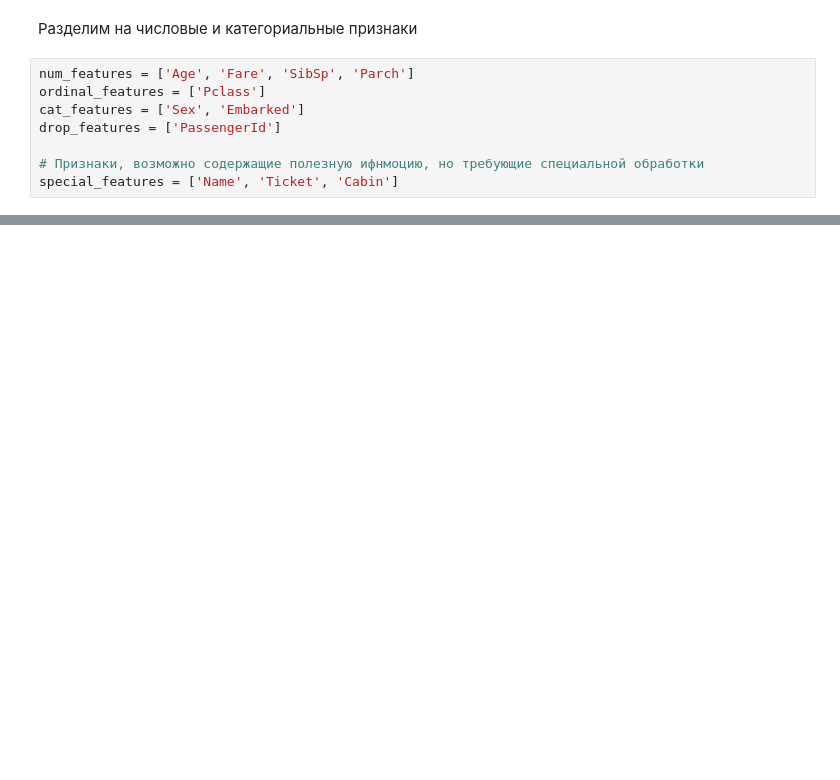
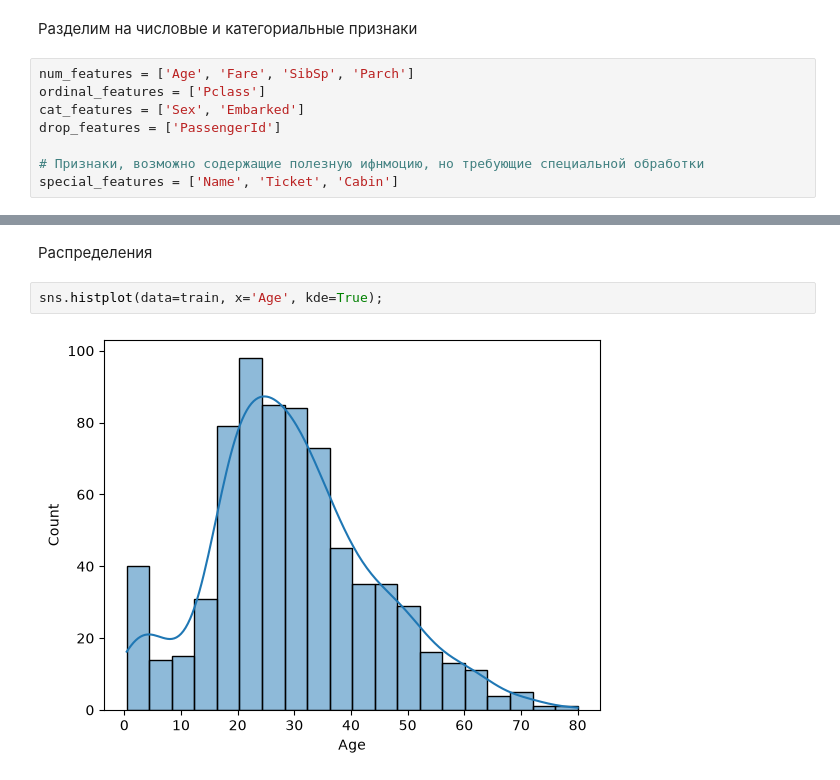
Before and after one commit to tirnish/titanic-ml, a Jupyter notebook: notebooks/01_eda.ipynb, the cells around one changed output, grey strips where cells are left out. Saved outputs shown, nothing was run; the diff lists cells and outputs as text; blank space fills up the shorter version.

```diff
--- a/notebooks/01_eda.ipynb
+++ b/notebooks/01_eda.ipynb
@@ -109,0 +246,6 @@ special_features = ['Name', 'Ticket', 'Cabin']
+# %% [markdown]
+Распределения
+# %%
+sns.histplot(data=train, x='Age', kde=True);
+# %% [output]
+[figure, added]
```
Also changed, not shown: parts of 46 cells of this notebook, 1 other file.
